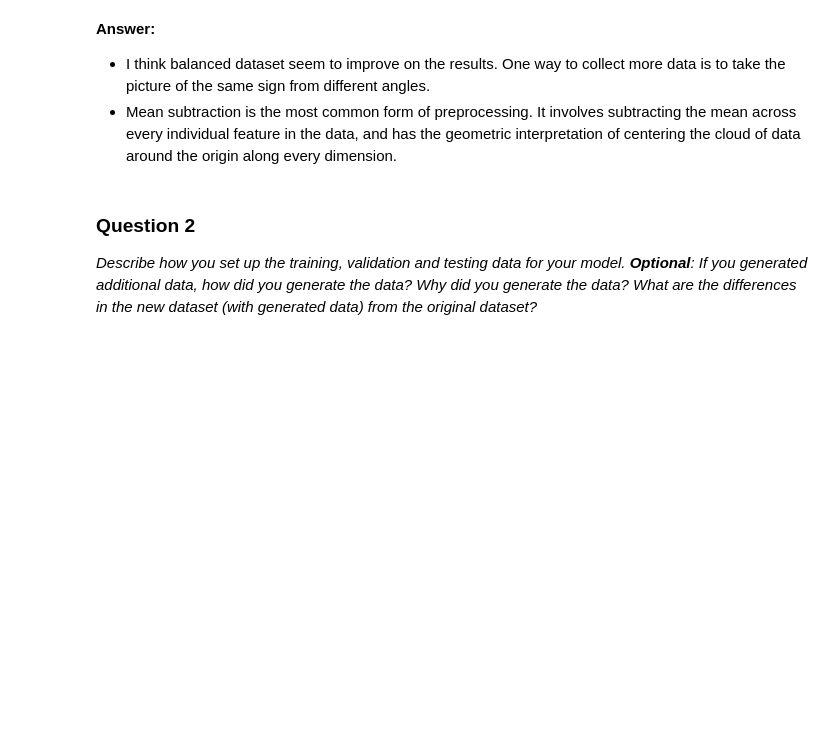
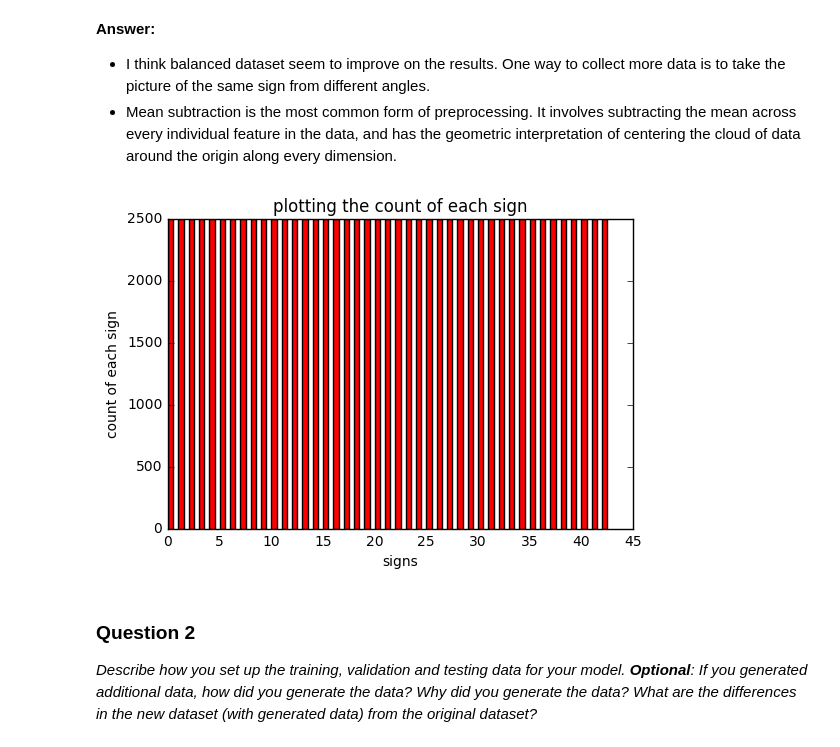
Before and after one commit to dankiman/CarND-Traffic-Sign-Classifier-Project-1, a Jupyter notebook: Traffic_Sign_Classifier.ipynb, the cells around one changed output. Saved outputs shown, nothing was run; the diff lists cells and outputs as text; code cells hidden in the pictures; blank space fills up the shorter version.

```diff
--- a/Traffic_Sign_Classifier.ipynb
+++ b/Traffic_Sign_Classifier.ipynb
@@ -280,33 +306,36 @@ def generate_image(img,ang_range,shear_range,trans_range):
 inputs_per_class = np.bincount(y_train)
 new_features = []
 new_labels = []
 for i in range(n_classes):
     origin_images = np.where(y_train == i)
     for j in range(2500 - inputs_per_class[i]):
         idx = origin_images[0][j % inputs_per_class[i]]
         new_features.append(generate_image(X_train[idx],20,10,5))
         new_labels.append(i)
 
 train_features = np.append(X_train, new_features, axis=0)
 train_labels = np.append(y_train, new_labels, axis=0)
 
 # plotting the count of each sign
 fig, ax = plt.subplots()
 ax.bar(range(n_classes), np.bincount(train_labels), 0.5, color='r')
 ax.set_xlabel('signs')
 ax.set_ylabel('count of each sign')
 ax.set_title('plotting the count of each sign')
 plt.show()
 
 # Split Data
 train_features, valid_features, train_labels, valid_labels = train_test_split(train_features, train_labels, test_size=0.2)
+test_features, test_labels = X_test, y_test
 
 # Apply Mean Subtraction
 mean = np.mean(train_features)
 std = np.std(train_features)
 train_features = (train_features.astype(np.float32) - mean) / std
 valid_features = (valid_features.astype(np.float32) - mean) / std
 test_features = (X_test.astype(np.float64) - mean) / std
+# %% [output]
+[figure, added]
 # %% [markdown]
 ### Question 2
 
```
Also changed, not shown: parts of 4 cells of this notebook.
